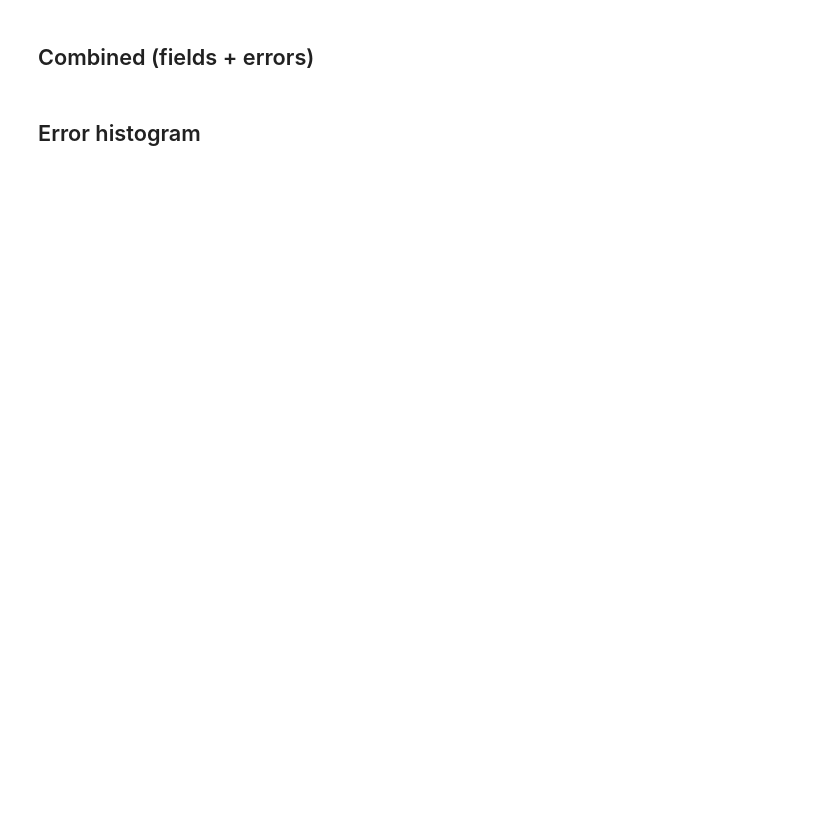
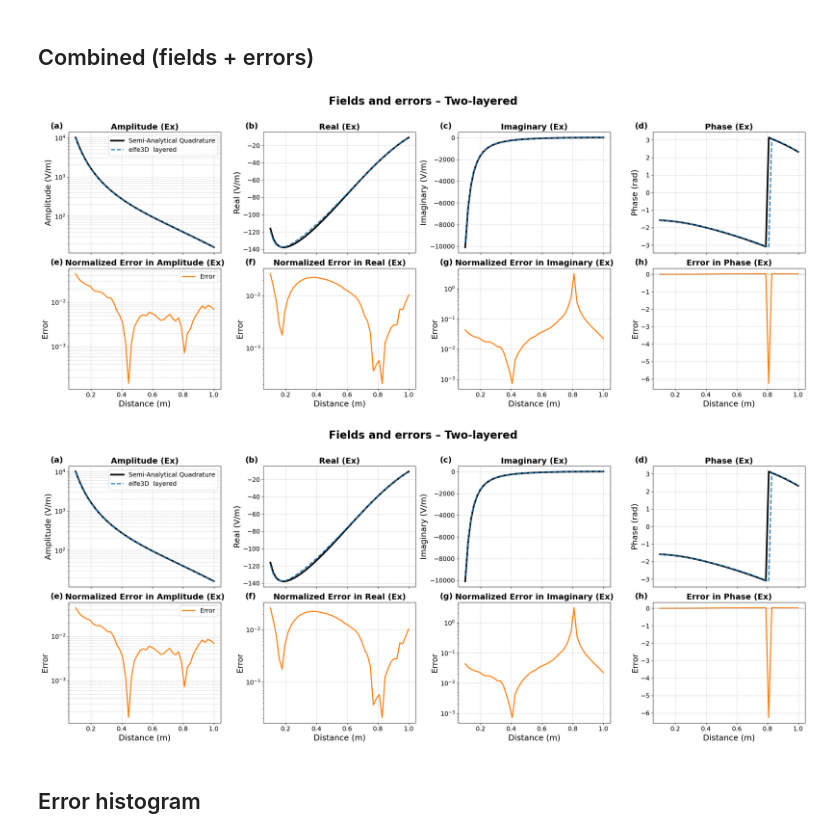
Before and after one commit to emsig/elfe3D_GPR, a Jupyter notebook: examples/03_two_layered_earth/two_layered_earth.ipynb, the cells around one changed output. Saved outputs shown, nothing was run; the diff lists cells and outputs as text; code cells hidden in the pictures; blank space fills up the shorter version.

```diff
--- a/examples/03_two_layered_earth/two_layered_earth.ipynb
+++ b/examples/03_two_layered_earth/two_layered_earth.ipynb
@@ -192,7 +207,10 @@ ReceiverLineErrorPlot([ef], reference=evert, suptitle="Errors vs Evert – Two-l
 # %% [markdown]
 ## Combined (fields + errors)
 # %%
-ReceiverLineCombined(ef, evert, suptitle="Fields and errors – Two-layered").plot()
+ReceiverLineCombined(ef, evert).plot(suptitle="Fields and errors - Two-layered")
+# %% [output]
+[figure, added]
+[figure, added]
 # %% [markdown]
 ## Error histogram
 # %%
```
Also changed, not shown: parts of 14 cells of this notebook, 44 other files.
